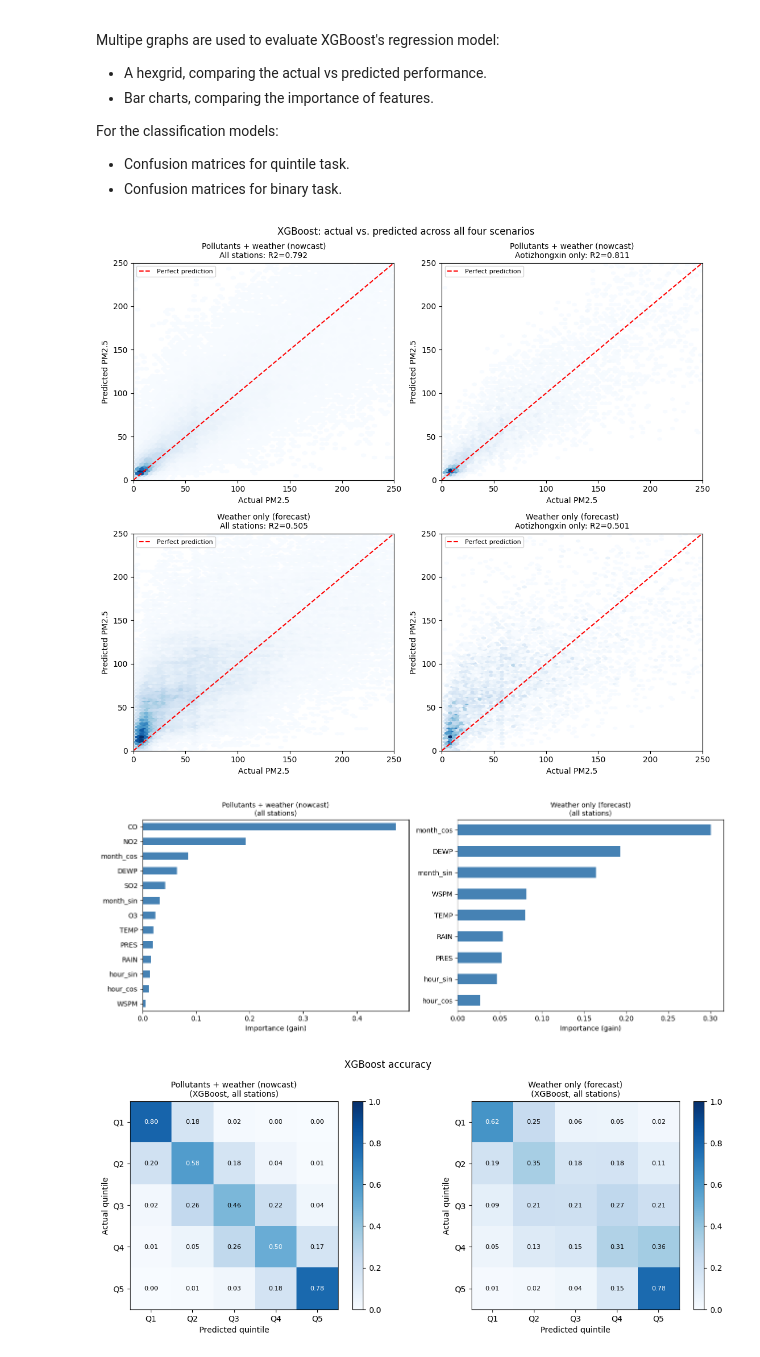
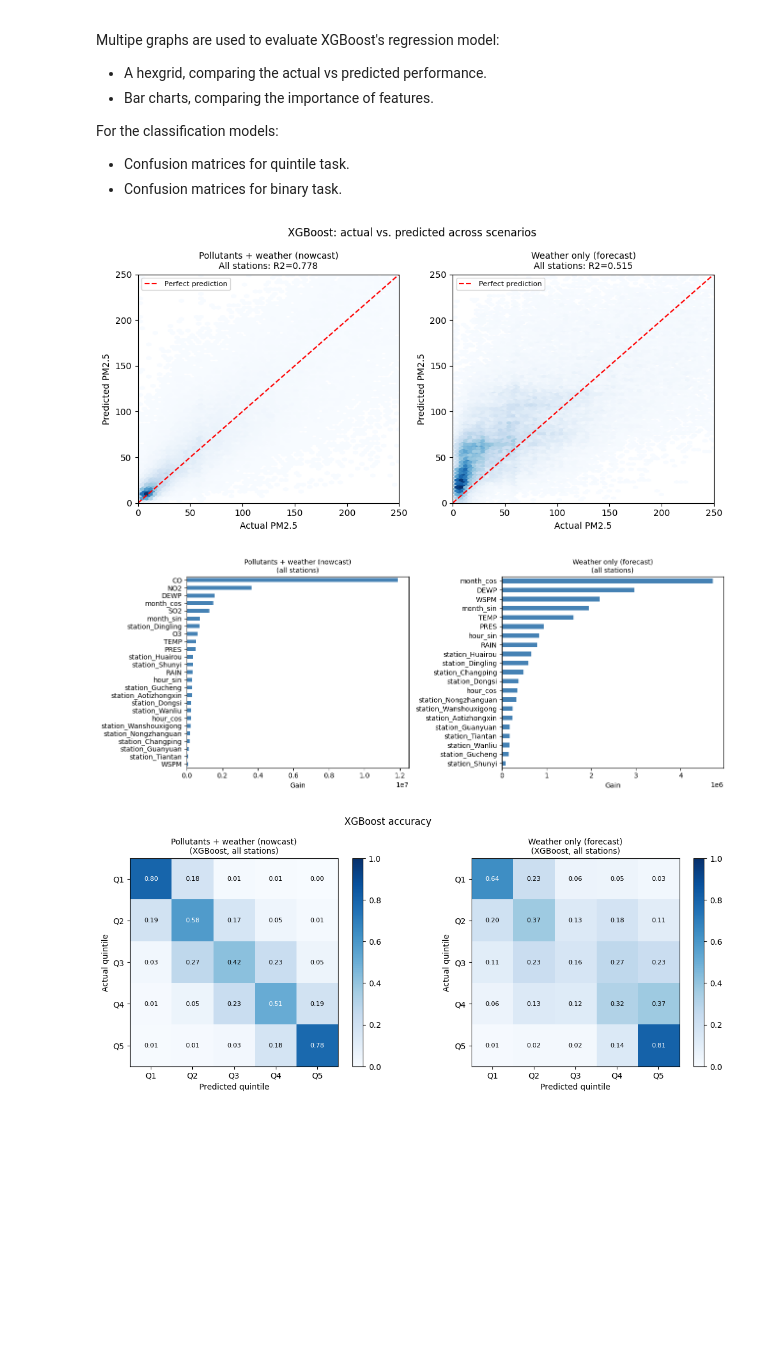
Before and after one commit to sudhakaran-srinivasan/air-quality-statistical-modeling, a Jupyter notebook: notebooks/final_modeling.ipynb, the cells around one changed output. Saved outputs shown, nothing was run; the diff lists cells and outputs as text; code cells hidden in the pictures; blank space fills up the shorter version.

Commit message:
feat: bug fixes for model-selection and typos removed from earlier sections

```diff
--- a/notebooks/final_modeling.ipynb
+++ b/notebooks/final_modeling.ipynb
@@ -659,6 +670,9 @@ df_model["hour_cos"]   = np.cos(2 * np.pi * df_model["hour"]  / 24)
 df_model["month_sin"]  = np.sin(2 * np.pi * df_model["month"] / 12)
 df_model["month_cos"]  = np.cos(2 * np.pi * df_model["month"] / 12)
 
+df_model = pd.get_dummies(df_model, columns=["station"], drop_first=False, dtype=int)
+
 print(f"df_model shape: {df_model.shape}")
 print(f"date range: {df_model['datetime'].min()} to {df_model['datetime'].max()}")
+print(df_model.columns)
 # %% [output]
@@ -856,9 +908,14 @@ for feature, feature_cols in FEATURE_SETS.items():
         clf_table, clf_models, label_encoder = run_classifiers(split)
         binary_table, binary_models, binary_label_encoder = run_binary_classifiers(split)
         splits[key] = split
+
         regression_results[key] = reg_table
         classification_results[key] = clf_table
         binary_results[key] = binary_table
+
+        reg_table = reg_table.drop(columns=['station'], errors='ignore')
+        clf_table = clf_table.drop(columns=['station'], errors='ignore')
+        binary_table = binary_table.drop(columns=['station'], errors='ignore')
 
         fitted_models[key] = {
             "regression": reg_models,
@@ -941,18 +995,32 @@ The local model is found to outperform in both cases.
 # %%
 def compare_scope_performance(feature, local_scope):
+    station_name = SCOPES[local_scope]
+
     pooled = regression_results[(feature, "All stations")]
-    local = regression_results[(feature, local_scope)]
+    local = regression_results[(feature, f"{station_name} only")]
 
-    pooled_best_model = pooled["R2"].idxmax()
+    # Extract the pooled model's performance at this station
+    pooled_local_r2s = pooled['station'].apply(lambda x: x[station_name]['R2'])
+
+    pooled_best_model = pooled_local_r2s.idxmax()
+    pooled_r2 = pooled_local_r2s.max()
+
     local_best_model = local["R2"].idxmax()
-    pooled_r2 = pooled.loc[pooled_best_model, "R2"]
     local_r2 = local.loc[local_best_model, "R2"]
 
     print(f"{feature}:")
-    print(f"  All stations  -> best R2 = {pooled_r2:.3f} ({pooled_best_model})")
-    print(f"  {local_scope:<13} -> best R2 = {local_r2:.3f} ({local_best_model})\n")
+    print(f"  Pooled (Local Eval) -> best R2 = {pooled_r2:.3f} ({pooled_best_model})")
+    print(f"  {local_scope:<19} -> best R2 = {local_r2:.3f} ({local_best_model})")
+    if local_r2 > pooled_r2:
+        print(f"    Local model is more accurate ({local_best_model})\n")
+    elif local_r2 < pooled_r2:
+        print(f"    Pooled model is more accurate ({pooled_best_model})\n")
+    else:
+        print(f"    Both models are equally accurate\n")
 
+# Call the function passing the raw station name
 for feature in FEATURE_SETS:
-    compare_scope_performance(feature, f"{STATION_OF_INTEREST} only")
+    for station in STATIONS:
+        compare_scope_performance(feature, f"{station} only")
 # %% [output]
 Pollutants + weather (nowcast):
@@ -972,44 +1050,46 @@ For the classification models:
 - Confusion matrices for quintile task.
 - Confusion matrices for binary task.
 # %%
-fig, axes = plt.subplots(2, 2, figsize=(11, 10))
+fig, axes = plt.subplots(1,2, figsize=(10, 5))
 
-for ax, (feature, scope) in zip(axes.flat, fitted_models):
+for ax, feature in zip(axes, FEATURE_SETS):
+    scope = "All stations"
     split = splits[(feature, scope)]
     model = fitted_models[(feature, scope)]["regression"]["XGBoost"]
     preds = model.predict(split["X_test"])
     r2 = r2_score(split["y_test"], preds)
 
     hb = ax.hexbin(split["y_test"], preds, gridsize=200, cmap="Blues", mincnt=1)
     ax.plot([0, 250], [0, 250], "r--", lw=1.5, label="Perfect prediction")
     ax.set_xlim(0, 250)
     ax.set_ylim(0, 250)
     ax.set_xlabel("Actual PM2.5")
     ax.set_ylabel("Predicted PM2.5")
     ax.set_title(f"{feature}\n{scope}: R2={r2:.3f}", fontsize=10)
     ax.legend(fontsize=8)
 
-fig.suptitle("XGBoost: actual vs. predicted across all four scenarios")
+fig.suptitle("XGBoost: actual vs. predicted across scenarios")
 plt.tight_layout()
 plt.show()
 # %% [output]
-[figure, old version]
+[figure, new version]
 # %%
 fig, axes = plt.subplots(1, 2, figsize=(13, 5))
 
 for ax, feature in zip(axes, FEATURE_SETS):
     split = splits[(feature, "All stations")]
     model = fitted_models[(feature, "All stations")]["regression"]["XGBoost"]
-    importances = pd.Series(model.feature_importances_, index=split["X_train"].columns).sort_values()
+    gain_scores = model.get_booster().get_score(importance_type='gain')
+    importances = pd.Series(gain_scores).reindex(split["X_train"].columns, fill_value=0).sort_values()
 
     importances.plot(kind="barh", ax=ax, color="steelblue")
-    ax.set_xlabel("Importance (gain)")
+    ax.set_xlabel("Gain")
     ax.set_title(f"{feature}\n(all stations)", fontsize=10)
 
 plt.tight_layout()
 plt.show()
 # %% [output]
-[figure, old version]
+[figure, new version]
 # %%
 fig, axes = plt.subplots(1, 2, figsize=(12, 5))
 
```
Also changed, not shown: parts of 14 cells of this notebook, 1 other file.
